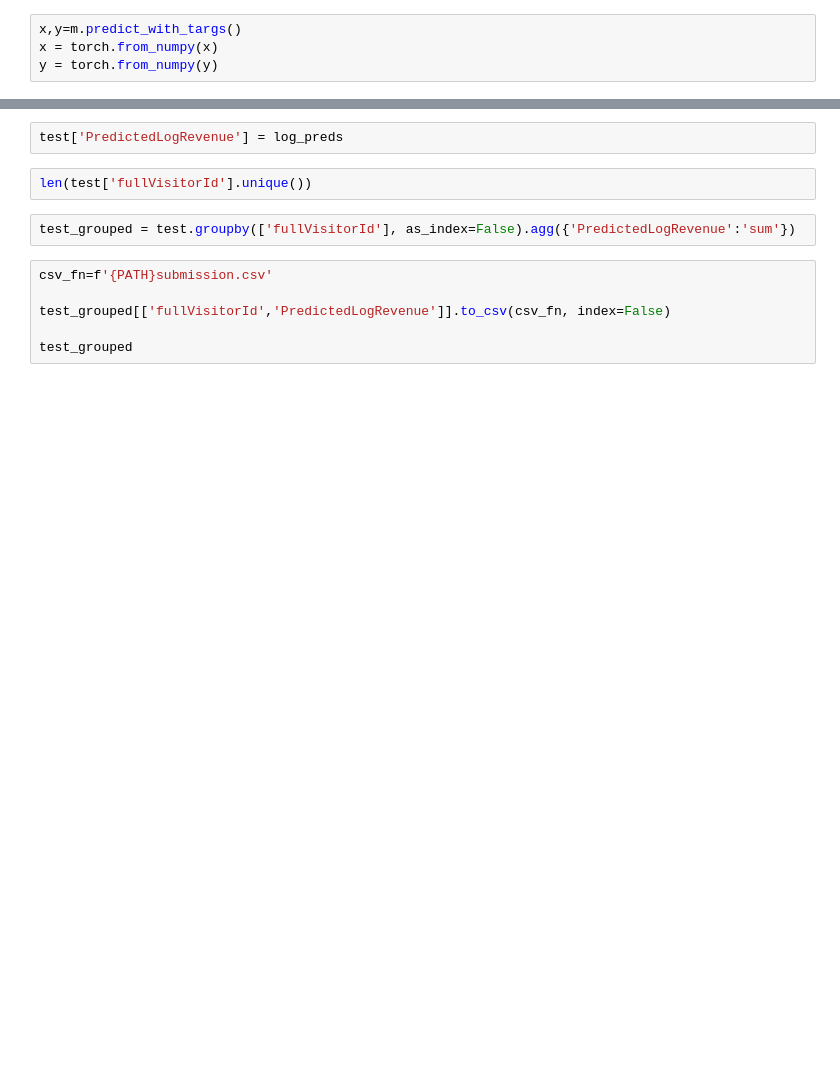
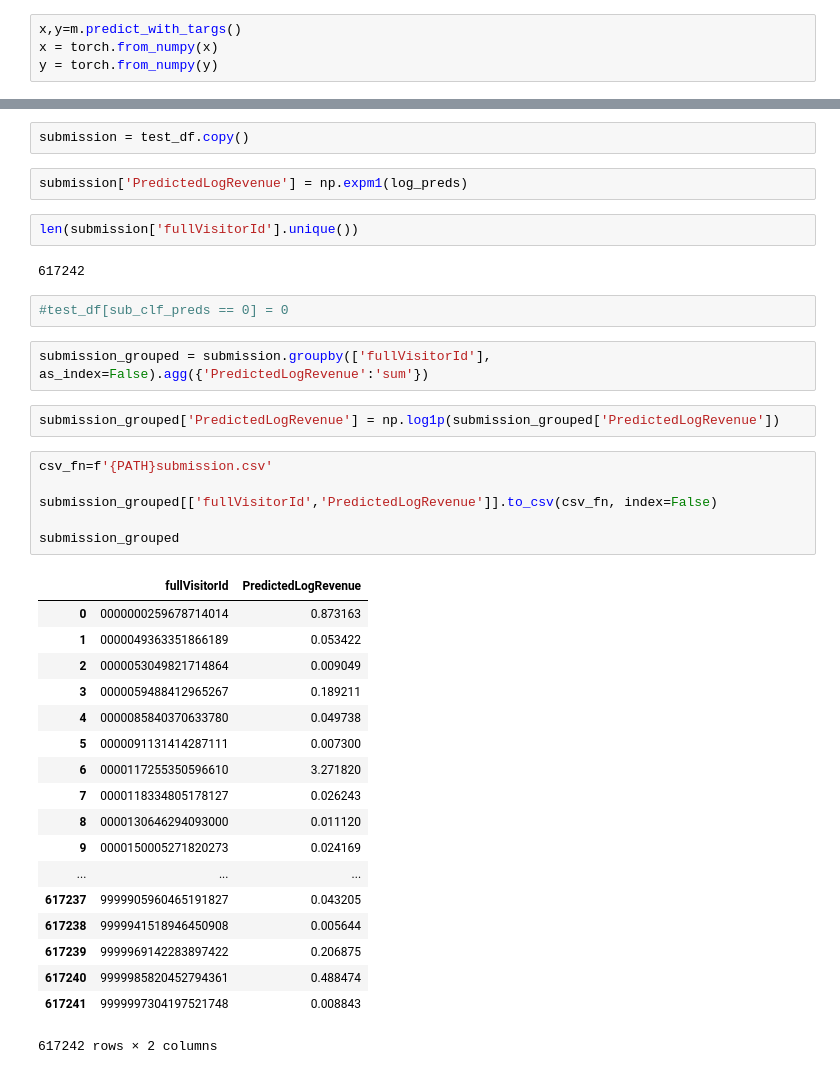
Before and after one commit to CozyDoomer/Machine-Learning, a Jupyter notebook: structured data/Google Analytics Customer Revenue/Google Customer Revenue FE.ipynb, the cells around one changed output, grey strips where cells are left out. Drawn from its saved outputs; the diff is of its cells as text; blank space fills up the shorter version.

```diff
--- a/structured data/Google Analytics Customer Revenue/Google Customer Revenue FE.ipynb
+++ b/structured data/Google Analytics Customer Revenue/Google Customer Revenue FE.ipynb
@@ -605,12 +713,39 @@ log_preds
+# %%
+submission = test_df.copy()
 # %%
-test['PredictedLogRevenue'] = log_preds
+submission['PredictedLogRevenue'] = np.expm1(log_preds)
 # %%
-len(test['fullVisitorId'].unique())
+len(submission['fullVisitorId'].unique())
+# %% [output]
+617242
+# %%
+#test_df[sub_clf_preds == 0] = 0
 # %%
-test_grouped = test.groupby(['fullVisitorId'], as_index=False).agg({'PredictedLogRevenue':'sum'})
+submission_grouped = submission.groupby(['fullVisitorId'], as_index=False).agg({'PredictedLogRevenue':'sum'})
+# %%
+submission_grouped['PredictedLogRevenue'] = np.log1p(submission_grouped['PredictedLogRevenue'])
 # %%
 csv_fn=f'{PATH}submission.csv'
 
-test_grouped[['fullVisitorId','PredictedLogRevenue']].to_csv(csv_fn, index=False)
+submission_grouped[['fullVisitorId','PredictedLogRevenue']].to_csv(csv_fn, index=False)
 
-test_grouped
+submission_grouped
+# %% [output]
+|  | fullVisitorId | PredictedLogRevenue |
+| 0 | 0000000259678714014 | 0.873163 |
+| 1 | 0000049363351866189 | 0.053422 |
+| 2 | 0000053049821714864 | 0.009049 |
+| 3 | 0000059488412965267 | 0.189211 |
+| 4 | 0000085840370633780 | 0.049738 |
+| 5 | 0000091131414287111 | 0.007300 |
+| 6 | 0000117255350596610 | 3.271820 |
+| 7 | 0000118334805178127 | 0.026243 |
+| 8 | 0000130646294093000 | 0.011120 |
+| 9 | 0000150005271820273 | 0.024169 |
+| ... | ... | ... |
+| 617237 | 9999905960465191827 | 0.043205 |
+| 617238 | 9999941518946450908 | 0.005644 |
+| 617239 | 9999969142283897422 | 0.206875 |
+| 617240 | 9999985820452794361 | 0.488474 |
+| 617241 | 9999997304197521748 | 0.008843 |
+617242 rows × 2 columns
```
Also changed, not shown: parts of 54 cells of this notebook.
